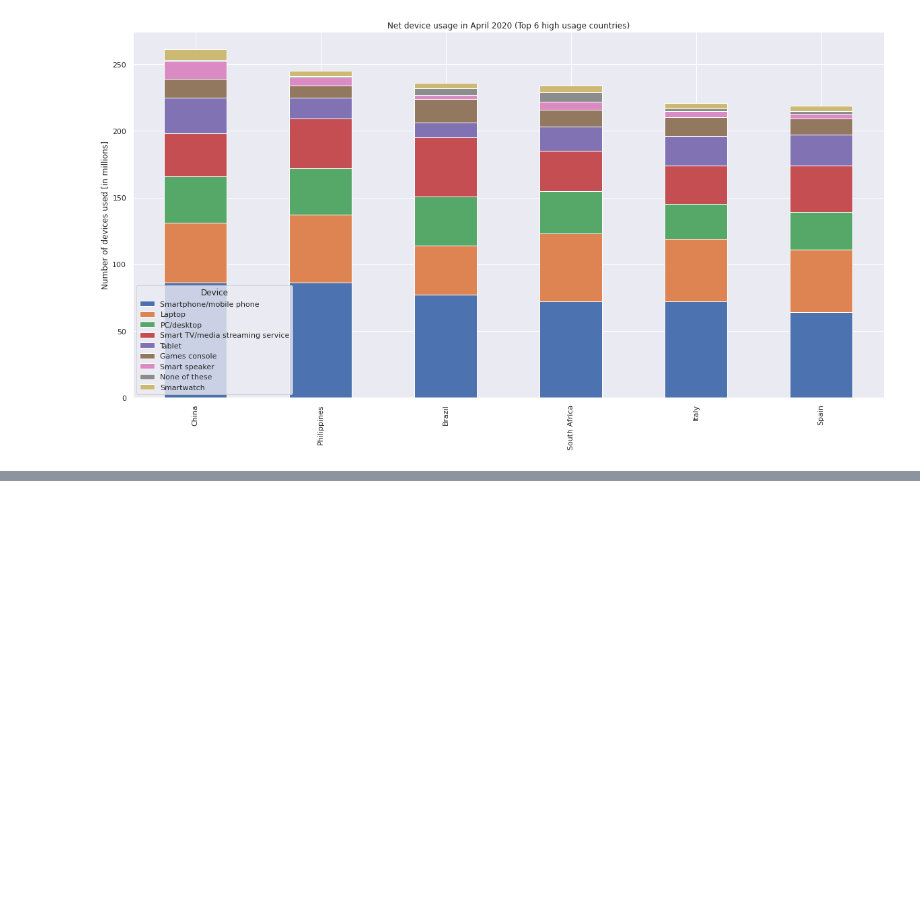
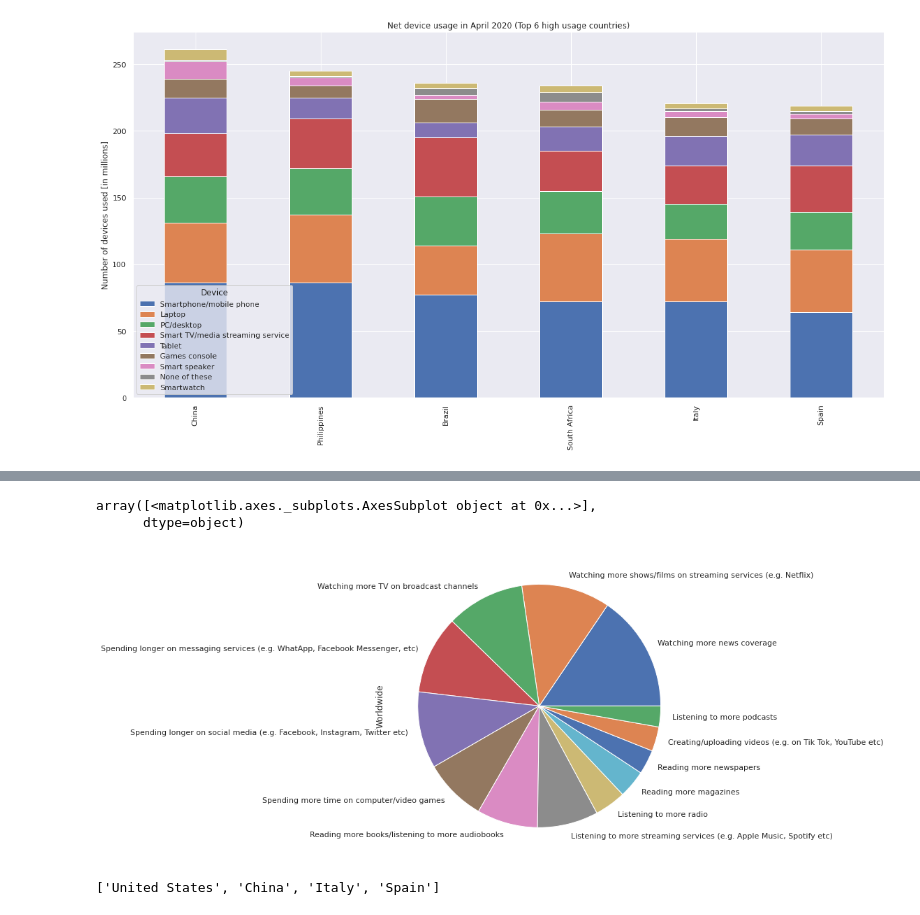
Before and after one commit to newb-dev-1008/CoVID_Entertainment_Impact, a Jupyter notebook: Entertainment_during_CoVID_19.ipynb, the cells around one changed output, grey strips where cells are left out. Saved outputs shown, nothing was run; the diff lists cells and outputs as text; code cells hidden in the pictures; blank space fills up the shorter version.

```diff
--- a/Entertainment_during_CoVID_19.ipynb
+++ b/Entertainment_during_CoVID_19.ipynb
@@ -566,3 +566,6 @@ req_dev_usage_countries.T.plot(kind = 'bar', stacked = True, figsize = [20,10]).
 [figure]
 # %%
 # In-home media consumption (in-home_media_consumption)
+
+home_media = pd.read_excel('in-home_media_consumption_march_2020.xlsx')
+home_media
@@ -568,0 +587,6 @@ req_dev_usage_countries.T.plot(kind = 'bar', stacked = True, figsize = [20,10]).
+# %%
+# Splitting the data into a DataFrame for worldwide stats
+home_media.reset_index()
+home_media.set_index('Activity', inplace=True)
+worldwide_home_media = home_media['Worldwide']
+worldwide_home_media
@@ -568,0 +609,15 @@ req_dev_usage_countries.T.plot(kind = 'bar', stacked = True, figsize = [20,10]).
+# %%
+# Obtaining a pie chart summarising the data worldwide
+
+worldwide_home_media.plot(kind = 'pie', subplots = True, figsize = (8,8))
+# %% [output]
+array([<matplotlib.axes._subplots.AxesSubplot object at 0x...>],
+      dtype=object)
+[figure, added]
+# %%
+# News viewership, newspapers, magazines, radio in the most affected countries
+
+most_affected_countries = affected[:4]
+most_affected_countries
+# %% [output]
+['United States', 'China', 'Italy', 'Spain']
```
Also changed, not shown: parts of 5 cells of this notebook.
